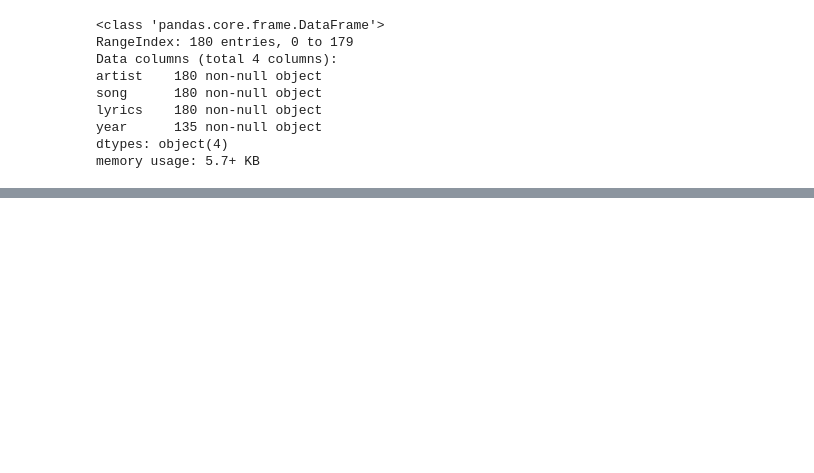
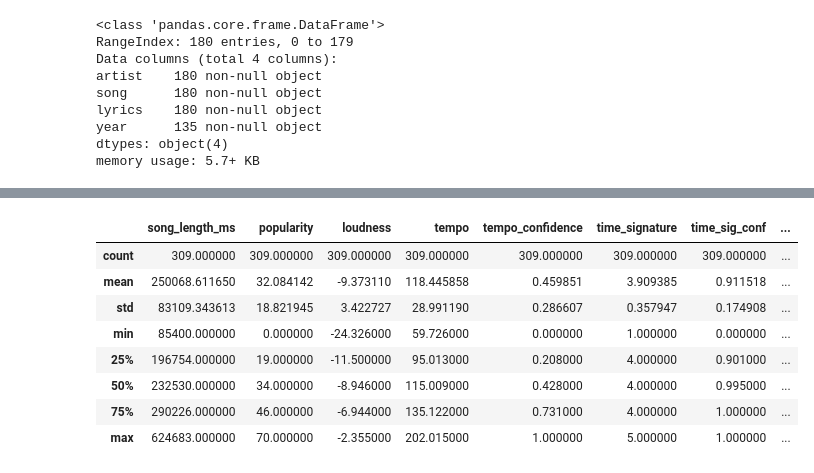
Before and after one commit to colinspear/music-dashboard, a Jupyter notebook: eda.ipynb, the cells around one changed output, grey strips where cells are left out. Cells and saved outputs as stored; diff of their text form; code cells hidden in the pictures; blank space fills up the shorter version.

Commit message:
save lyrics and song features

```diff
--- a/eda.ipynb
+++ b/eda.ipynb
@@ -37,0 +51,12 @@ memory usage: 60.4+ KB
+# %%
+spotify_df.describe()
+# %% [output]
+|  | song_length_ms | popularity | loudness | tempo | tempo_confidence | time_signature | time_sig_conf | ... |
+| count | 309.000000 | 309.000000 | 309.000000 | 309.000000 | 309.000000 | 309.000000 | 309.000000 | ... |
+| mean | 250068.611650 | 32.084142 | -9.373110 | 118.445858 | 0.459851 | 3.909385 | 0.911518 | ... |
+| std | 83109.343613 | 18.821945 | 3.422727 | 28.991190 | 0.286607 | 0.357947 | 0.174908 | ... |
+| min | 85400.000000 | 0.000000 | -24.326000 | 59.726000 | 0.000000 | 1.000000 | 0.000000 | ... |
+| 25% | 196754.000000 | 19.000000 | -11.500000 | 95.013000 | 0.208000 | 4.000000 | 0.901000 | ... |
+| 50% | 232530.000000 | 34.000000 | -8.946000 | 115.009000 | 0.428000 | 4.000000 | 0.995000 | ... |
+| 75% | 290226.000000 | 46.000000 | -6.944000 | 135.122000 | 0.731000 | 4.000000 | 1.000000 | ... |
+| max | 624683.000000 | 70.000000 | -2.355000 | 202.015000 | 1.000000 | 5.000000 | 1.000000 | ... |
```
Also changed, not shown: parts of 7 cells of this notebook, 2 other files.
